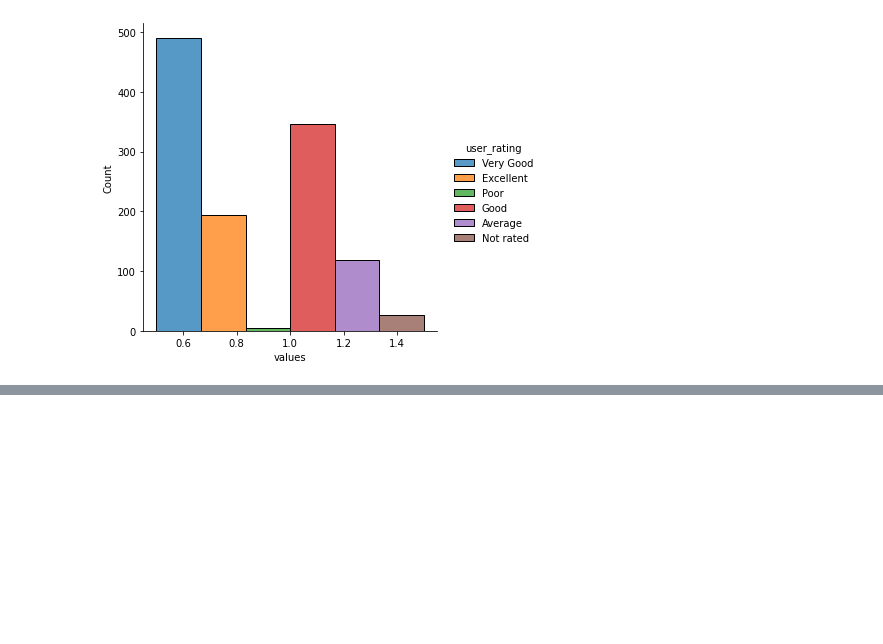
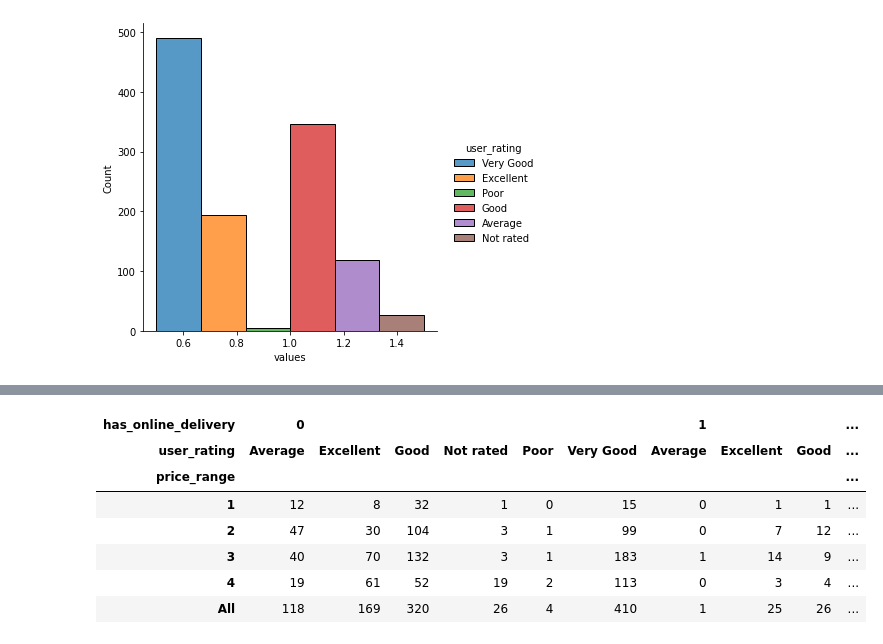
Before and after one commit to LIZZETHGOMEZ/BEDU-Santander, a Jupyter notebook: Analisis de Datos con Python/Sesion_3.ipynb, the cells around one changed output, grey strips where cells are left out. Drawn from its saved outputs; the diff is of its cells as text; code cells hidden in the pictures; blank space fills up the shorter version.

```diff
--- a/Analisis de Datos con Python/Sesion_3.ipynb
+++ b/Analisis de Datos con Python/Sesion_3.ipynb
@@ -170,0 +195,12 @@ sns.displot(data = df, x = 'values',  hue = 'user_rating', multiple = 'dodge')
+# %%
+# Le metemos mas variables
+pd.crosstab(df['price_range'],[df['has_online_delivery'], df['user_rating']], margins= True)
+# %% [output]
+| has_online_delivery | 0 |  |  |  |  |  | 1 |  |  | ... |
+| user_rating | Average | Excellent | Good | Not rated | Poor | Very Good | Average | Excellent | Good | ... |
+| price_range |  |  |  |  |  |  |  |  |  | ... |
+| 1 | 12 | 8 | 32 | 1 | 0 | 15 | 0 | 1 | 1 | ... |
+| 2 | 47 | 30 | 104 | 3 | 1 | 99 | 0 | 7 | 12 | ... |
+| 3 | 40 | 70 | 132 | 3 | 1 | 183 | 1 | 14 | 9 | ... |
+| 4 | 19 | 61 | 52 | 19 | 2 | 113 | 0 | 3 | 4 | ... |
+| All | 118 | 169 | 320 | 26 | 4 | 410 | 1 | 25 | 26 | ... |
```
Also changed, not shown: parts of 10 cells of this notebook.
